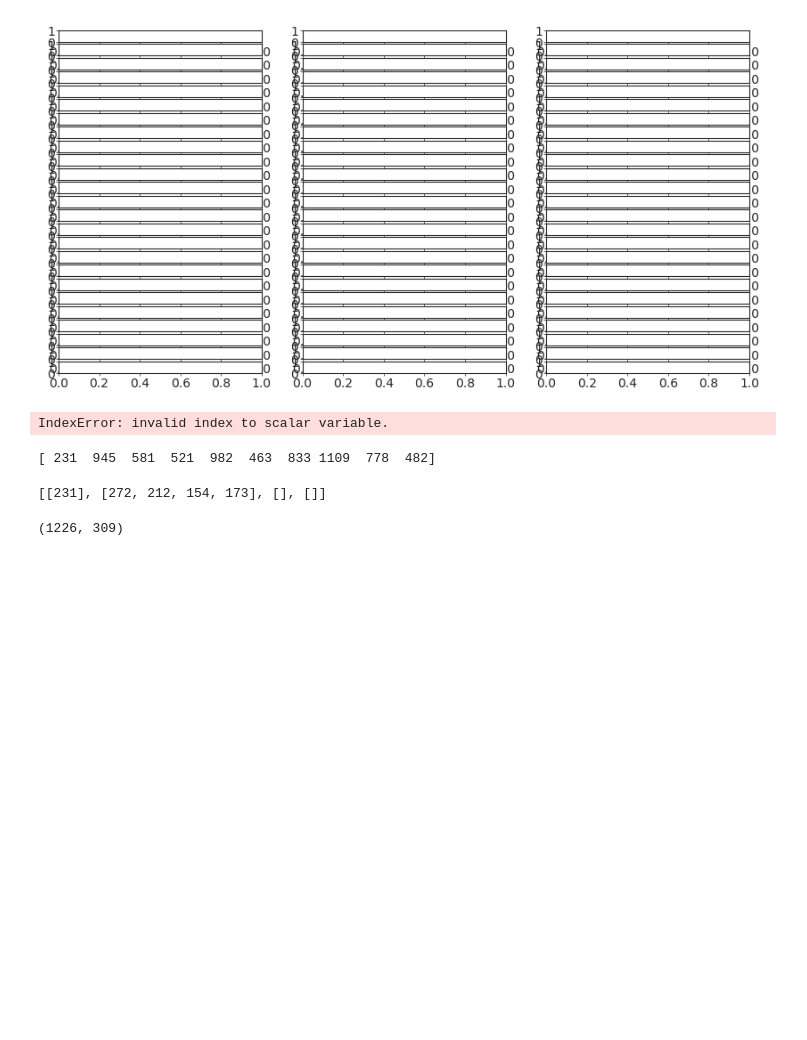
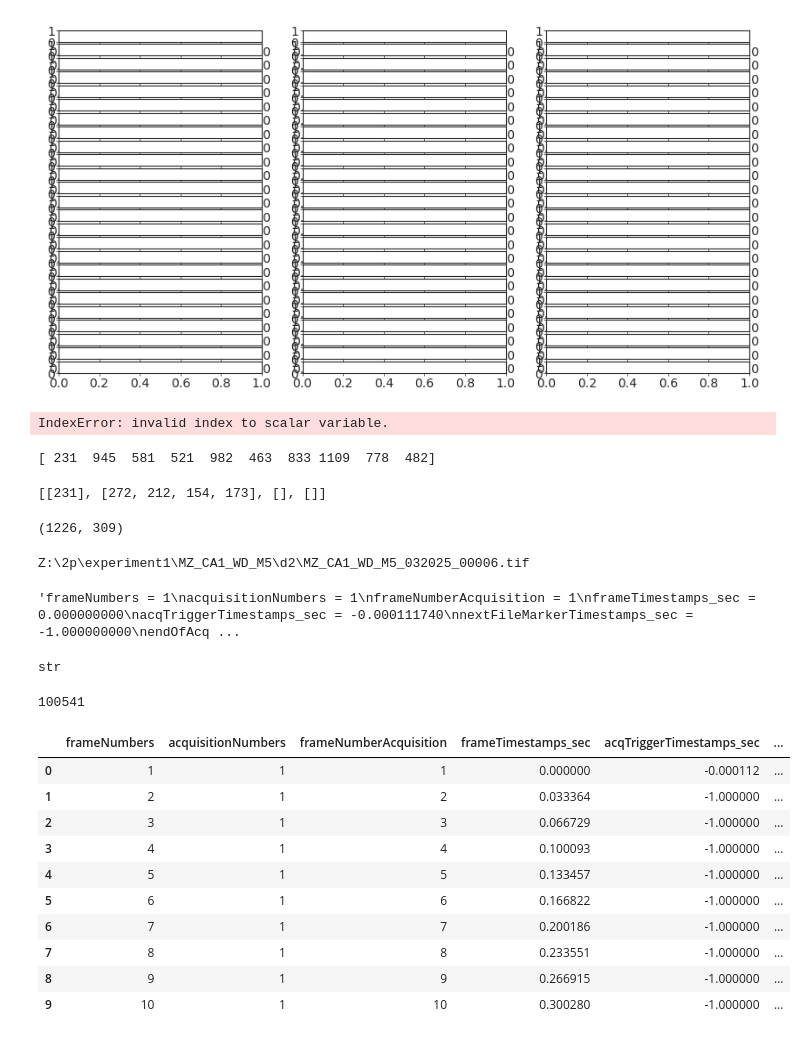
Before and after one commit to mkzhou00/s2p-analyzer, a Jupyter notebook: main analyzer.ipynb, the cells around one changed output. Cells and saved outputs as stored; diff of their text form; code cells hidden in the pictures; blank space fills up the shorter version.

```diff
--- a/main analyzer.ipynb
+++ b/main analyzer.ipynb
@@ -256,3 +256,83 @@ cells_per_plane
 np.shape(Fcorr_around_cue)
 # %% [output]
 (1226, 309)
+# %%
+from ScanImageTiffReader import ScanImageTiffReader as sctiffreader
+import os
+import glob
+
+filepath ="Z:\\2p\\experiment1\\MZ_CA1_WD_M5\\d2"
+tif_file = glob.glob(os.path.join(filepath, "*.tif"))
+print(tif_file[0])
+reader = sctiffreader(tif_file[0])
+# %% [output]
+Z:\2p\experiment1\MZ_CA1_WD_M5\d2\MZ_CA1_WD_M5_032025_00006.tif
+# %%
+desc = reader.description(0)
+desc
+# %% [output]
+'frameNumbers = 1\nacquisitionNumbers = 1\nframeNumberAcquisition = 1\nframeTimestamps_sec = 0.000000000\nacqTriggerTimestamps_sec = -0.000111740\nnextFileMarkerTimestamps_sec = -1.000000000\nendOfAcq ...
+# %%
+type(desc)
+# %% [output]
+str
+# %%
+len(reader)
+# %% [output]
+100541
+# %%
+import pandas as pd
+import re
+
+num_frames = len(reader)
+
+# Initialize list to store data
+data = []
+
+# Loop through each frame and extract metadata
+for i in range(num_frames):
+    desc = reader.description(i)  # Get description for frame i
+    metadata_dict = {}
+
+    # Extract relevant variables using regex
+    metadata_dict['frameNumbers'] = int(re.search(r'frameNumbers = (\d+)', desc).group(1))
+    metadata_dict['acquisitionNumbers'] = int(re.search(r'acquisitionNumbers = (\d+)', desc).group(1))
+    metadata_dict['frameNumberAcquisition'] = int(re.search(r'frameNumberAcquisition = (\d+)', desc).group(1))
+    metadata_dict['frameTimestamps_sec'] = float(re.search(r'frameTimestamps_sec = ([\d\.\-e]+)', desc).group(1))
+    metadata_dict['acqTriggerTimestamps_sec'] = float(re.search(r'acqTriggerTimestamps_sec = ([\d\.\-e]+)', desc).group(1))
+    metadata_dict['nextFileMarkerTimestamps_sec'] = float(re.search(r'nextFileMarkerTimestamps_sec = ([\d\.\-e]+)', desc).group(1))
+    metadata_dict['endOfAcquisition'] = int(re.search(r'endOfAcquisition = (\d+)', desc).group(1))
+    metadata_dict['endOfAcquisitionMode'] = int(re.search(r'endOfAcquisitionMode = (\d+)', desc).group(1))
+    metadata_dict['dcOverVoltage'] = int(re.search(r'dcOverVoltage = (\d+)', desc).group(1))
+
+    # Extract epoch timestamps (year, month, day, hour, minute, second)
+    epoch_match = re.search(r'epoch = \[([\d\s\.]+)\]', desc)
+    if epoch_match:
+        metadata_dict['epoch'] = epoch_match.group(1)
+
+    data.append(metadata_dict)
+
+# Convert to DataFrame
+df = pd.DataFrame(data)
+
+# Display the DataFrame
+# print(df)
+
+# Close the reader
+reader.close()
+# %%
+df["planeIndex"] = (df["frameNumbers"] % 3)
+df["planeIndex"] = df["planeIndex"].replace(0, 3)
+df.iloc[0:10]
+# %% [output]
+|  | frameNumbers | acquisitionNumbers | frameNumberAcquisition | frameTimestamps_sec | acqTriggerTimestamps_sec | ... |
+| 0 | 1 | 1 | 1 | 0.000000 | -0.000112 | ... |
+| 1 | 2 | 1 | 2 | 0.033364 | -1.000000 | ... |
+| 2 | 3 | 1 | 3 | 0.066729 | -1.000000 | ... |
+| 3 | 4 | 1 | 4 | 0.100093 | -1.000000 | ... |
+| 4 | 5 | 1 | 5 | 0.133457 | -1.000000 | ... |
+| 5 | 6 | 1 | 6 | 0.166822 | -1.000000 | ... |
+| 6 | 7 | 1 | 7 | 0.200186 | -1.000000 | ... |
+| 7 | 8 | 1 | 8 | 0.233551 | -1.000000 | ... |
+| 8 | 9 | 1 | 9 | 0.266915 | -1.000000 | ... |
+| 9 | 10 | 1 | 10 | 0.300280 | -1.000000 | ... |
```
Also changed, not shown: parts of 6 cells of this notebook, 4 other files.
